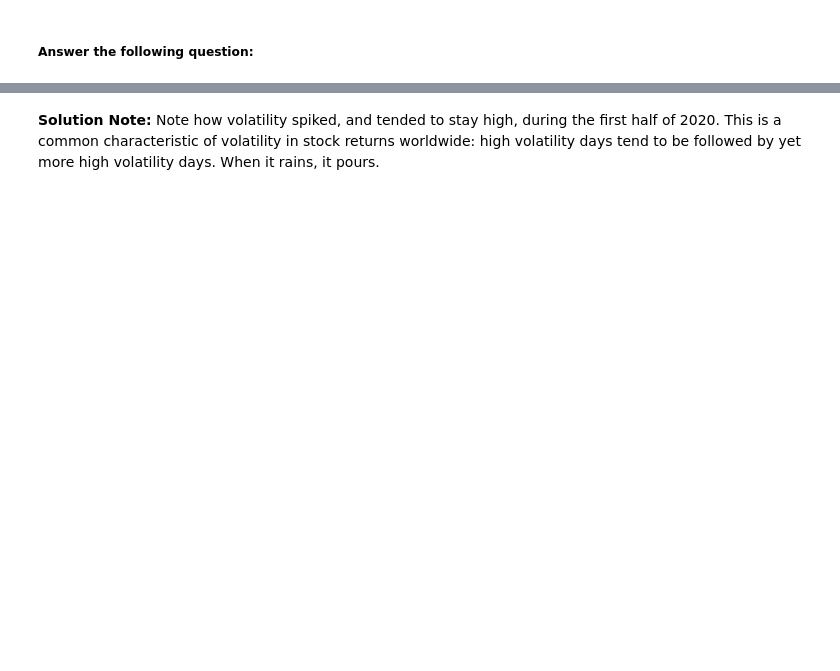
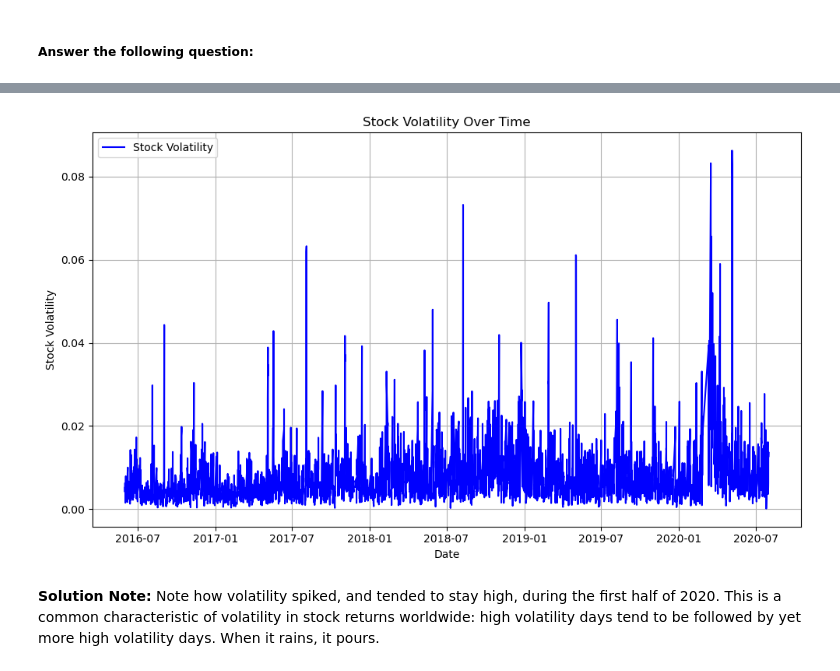
Before and after one commit to OliverTabib/prophet-challenge, a Jupyter notebook: forecasting_net_prophet.ipynb, the cells around one changed output, grey strips where cells are left out. Cells and saved outputs as stored; diff of their text form; code cells hidden in the pictures; blank space fills up the shorter version.

```diff
--- a/forecasting_net_prophet.ipynb
+++ b/forecasting_net_prophet.ipynb
@@ -339,3 +360,5 @@ display(df_combined.tail())
 # %%
 # Create a new column in the mercado_stock_trends_df DataFrame called Lagged Search Trends
 # This column should shift the Search Trends information by one hour
+df_combined['Lagged Search Trends'] = df['Search Trends']
+display(df.head())
@@ -342,3 +373,7 @@ display(df_combined.tail())
 # %%
 # Create a new column in the mercado_stock_trends_df DataFrame called Stock Volatility
 # This column should calculate the standard deviation of the closing stock price return data over a 4 period rolling window
+df_combined['Stock Volatility'] = df_combined['close'].pct_change().rolling(window=4).std()
+
+# View the first few rows to check the new column
+df_combined.head()
@@ -347,3 +387,16 @@ display(df_combined.tail())
+# %%
+# Visualize the stock volatility
+plt.figure(figsize=(10, 6))
+plt.plot(df_combined.index, df_combined['Stock Volatility'], label='Stock Volatility', color='blue')
+plt.title('Stock Volatility Over Time')
+plt.xlabel('Date')
+plt.ylabel('Stock Volatility')
+plt.legend()
+plt.grid(True)
+plt.tight_layout()
+plt.show()
+# %% [output]
+[figure, added]
 # %% [markdown]
 **Solution Note:** Note how volatility spiked, and tended to stay high, during the first half of 2020. This is a common characteristic of volatility in stock returns worldwide: high volatility days tend to be followed by yet more high volatility days. When it rains, it pours.
 # %%
```
Also changed, not shown: parts of 32 cells of this notebook.
